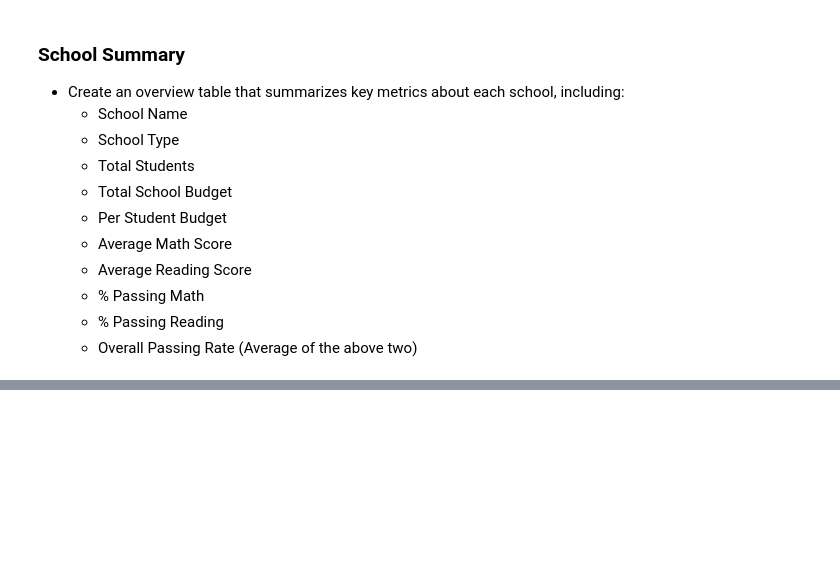
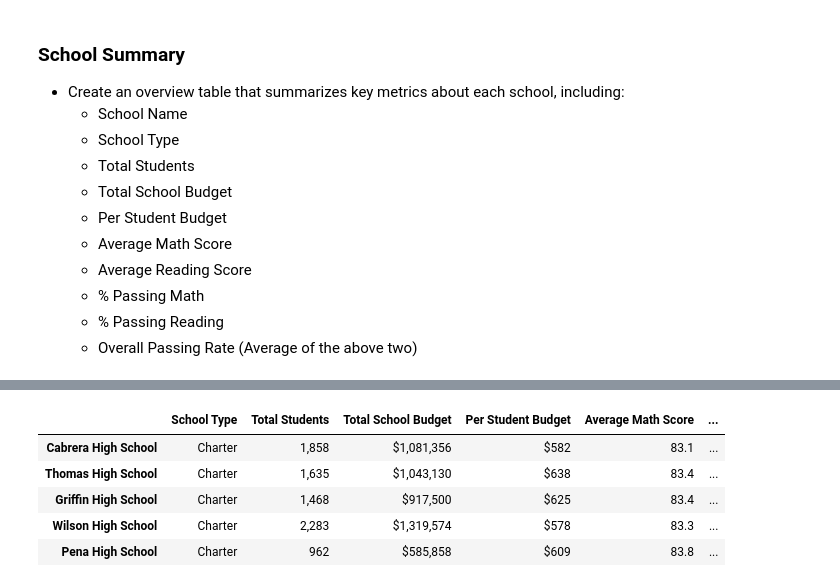
Before and after one commit to v33na/pandas-challenge, a Jupyter notebook: PyCitySchools/PyCitySchools.ipynb, the cells around one changed output, grey strips where cells are left out. Drawn from its saved outputs; the diff is of its cells as text; code cells hidden in the pictures; blank space fills up the shorter version.

```diff
--- a/PyCitySchools/PyCitySchools.ipynb
+++ b/PyCitySchools/PyCitySchools.ipynb
@@ -173,0 +183,10 @@ school_summary
+# %%
+Top5=school_summary.sort_values("Overall Passing Rate", ascending = False)
+Top5.head()
+# %% [output]
+|  | School Type | Total Students | Total School Budget | Per Student Budget | Average Math Score | ... |
+| Cabrera High School | Charter | 1,858 | $1,081,356 | $582 | 83.1 | ... |
+| Thomas High School | Charter | 1,635 | $1,043,130 | $638 | 83.4 | ... |
+| Griffin High School | Charter | 1,468 | $917,500 | $625 | 83.4 | ... |
+| Wilson High School | Charter | 2,283 | $1,319,574 | $578 | 83.3 | ... |
+| Pena High School | Charter | 962 | $585,858 | $609 | 83.8 | ... |
```
Also changed, not shown: parts of 14 cells of this notebook, 1 other file.
